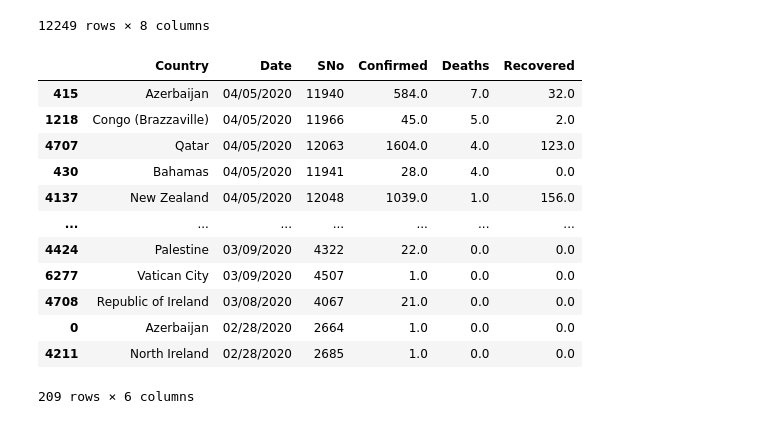
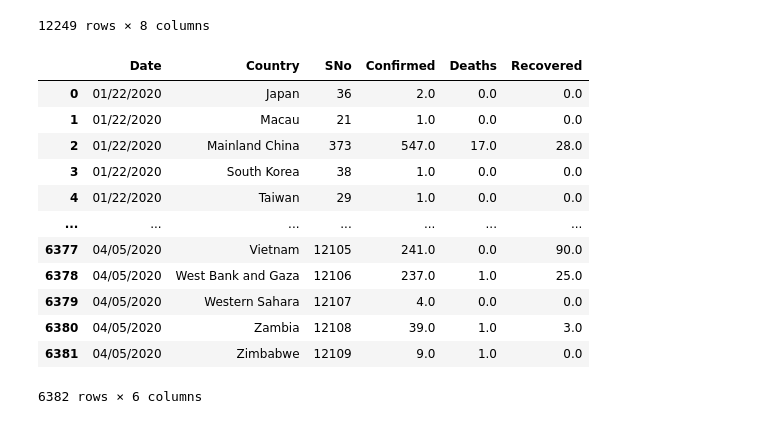
Before and after one commit to MRSantos1/CoronaVirusVis, a Jupyter notebook: CoronaMapAnimated.ipynb, the cells around one changed output. Cells and saved outputs as stored; diff of their text form; code cells hidden in the pictures.

```diff
--- a/CoronaMapAnimated.ipynb
+++ b/CoronaMapAnimated.ipynb
@@ -39,23 +39,22 @@ df
 | 12247 | 12248 | 04/05/2020 | Yunnan | Mainland China | 2020-04-05 23:13:44 | 184.0 | 2.0 | 172.0 |
 | 12248 | 12249 | 04/05/2020 | Zhejiang | Mainland China | 2020-04-05 23:13:44 | 1263.0 | 1.0 | 1230.0 |
 12249 rows × 8 columns
-# %%
-#Dataframe Manipulation
-df_countries = df.groupby(['Country', 'Date']).sum().reset_index().sort_values('Date', ascending=False)
-df_countries = df_countries.drop_duplicates(subset = ['Country'])
-df_countries = df_countries[df_countries['Confirmed']>0]
-df_countries
-# %% [output]
-|  | Country | Date | SNo | Confirmed | Deaths | Recovered |
-| 415 | Azerbaijan | 04/05/2020 | 11940 | 584.0 | 7.0 | 32.0 |
-| 1218 | Congo (Brazzaville) | 04/05/2020 | 11966 | 45.0 | 5.0 | 2.0 |
-| 4707 | Qatar | 04/05/2020 | 12063 | 1604.0 | 4.0 | 123.0 |
-| 430 | Bahamas | 04/05/2020 | 11941 | 28.0 | 4.0 | 0.0 |
-| 4137 | New Zealand | 04/05/2020 | 12048 | 1039.0 | 1.0 | 156.0 |
-| ... | ... | ... | ... | ... | ... | ... |
-| 4424 | Palestine | 03/09/2020 | 4322 | 22.0 | 0.0 | 0.0 |
-| 6277 | Vatican City | 03/09/2020 | 4507 | 1.0 | 0.0 | 0.0 |
-| 4708 | Republic of Ireland | 03/08/2020 | 4067 | 21.0 | 0.0 | 0.0 |
-| 0 | Azerbaijan | 02/28/2020 | 2664 | 1.0 | 0.0 | 0.0 |
-| 4211 | North Ireland | 02/28/2020 | 2685 | 1.0 | 0.0 | 0.0 |
-209 rows × 6 columns
+# %%
+#Dataframe Manipulation
+df_countrydate = df[df['Confirmed']>0]
+df_countrydate = df_countrydate.groupby(['Date','Country']).sum().reset_index()
+df_countrydate
+# %% [output]
+|  | Date | Country | SNo | Confirmed | Deaths | Recovered |
+| 0 | 01/22/2020 | Japan | 36 | 2.0 | 0.0 | 0.0 |
+| 1 | 01/22/2020 | Macau | 21 | 1.0 | 0.0 | 0.0 |
+| 2 | 01/22/2020 | Mainland China | 373 | 547.0 | 17.0 | 28.0 |
+| 3 | 01/22/2020 | South Korea | 38 | 1.0 | 0.0 | 0.0 |
+| 4 | 01/22/2020 | Taiwan | 29 | 1.0 | 0.0 | 0.0 |
+| ... | ... | ... | ... | ... | ... | ... |
+| 6377 | 04/05/2020 | Vietnam | 12105 | 241.0 | 0.0 | 90.0 |
+| 6378 | 04/05/2020 | West Bank and Gaza | 12106 | 237.0 | 1.0 | 25.0 |
+| 6379 | 04/05/2020 | Western Sahara | 12107 | 4.0 | 0.0 | 0.0 |
+| 6380 | 04/05/2020 | Zambia | 12108 | 39.0 | 1.0 | 3.0 |
+| 6381 | 04/05/2020 | Zimbabwe | 12109 | 9.0 | 1.0 | 0.0 |
+6382 rows × 6 columns
```
Also changed, not shown: parts of 1 cell of this notebook, 1 other file.
